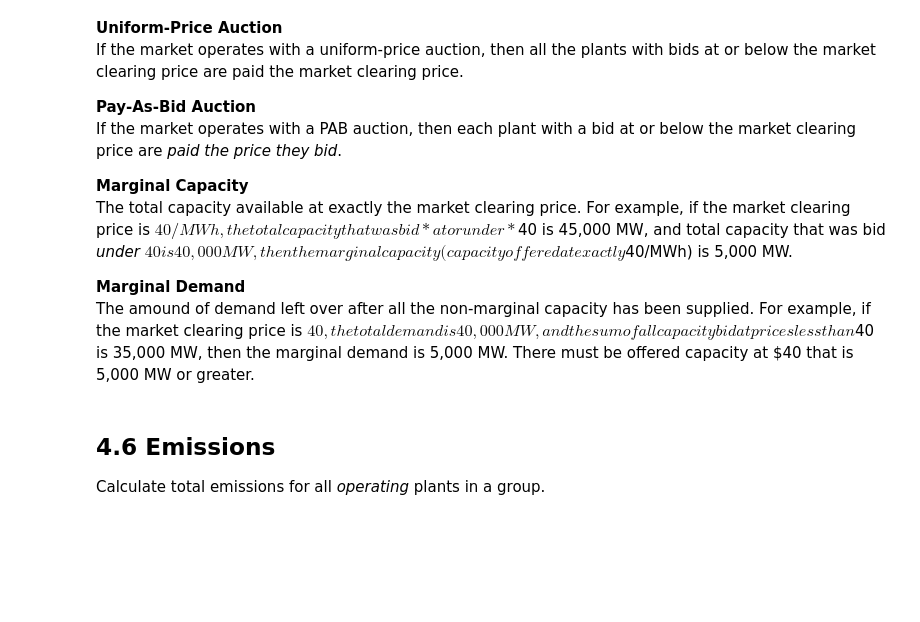
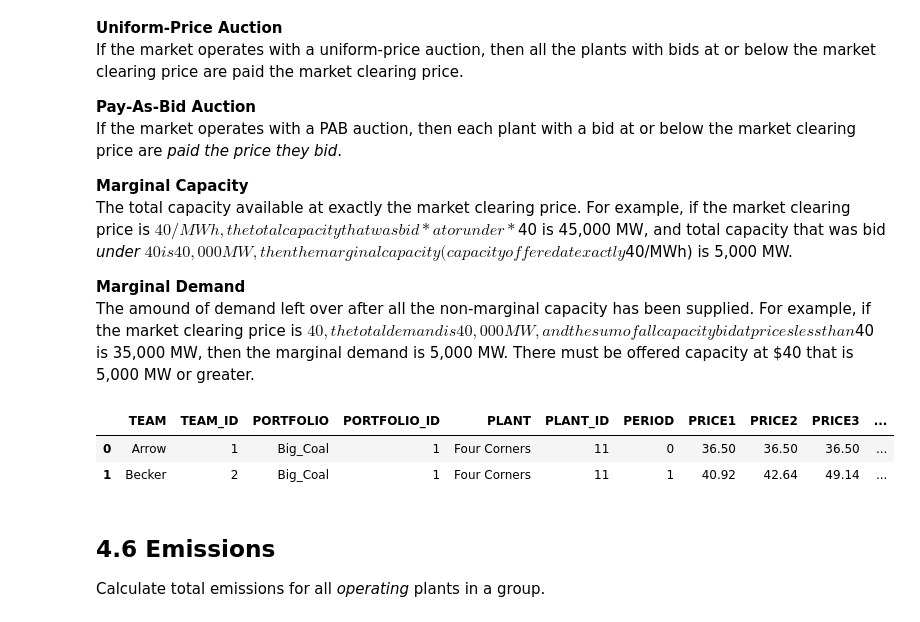
Before and after one commit to ds-modules/EEP-147-SP24, a Jupyter notebook: ESG - Analysis/ESG_Analysis.ipynb, the cells around one changed output. Saved outputs shown, nothing was run; the diff lists cells and outputs as text; code cells hidden in the pictures; blank space fills up the shorter version.

```diff
--- a/ESG - Analysis/ESG_Analysis.ipynb
+++ b/ESG - Analysis/ESG_Analysis.ipynb
@@ -396,6 +410,13 @@ def profit_calc(bids_period, hour, period, demand, price, my_portfolio):
     # Calculate the profit
     profit = revenue - cost
     return profit
+# %%
+joined_table = get_bids('W9')
+display(joined_table.head(2))
+# %% [output]
+|  | TEAM | TEAM_ID | PORTFOLIO | PORTFOLIO_ID | PLANT | PLANT_ID | PERIOD | PRICE1 | PRICE2 | PRICE3 | ... |
+| 0 | Arrow | 1 | Big_Coal | 1 | Four Corners | 11 | 0 | 36.50 | 36.50 | 36.50 | ... |
+| 1 | Becker | 2 | Big_Coal | 1 | Four Corners | 11 | 1 | 40.92 | 42.64 | 49.14 | ... |
 # %%
 def total_profits(section, my_portfolio, carbon_price_vec):
     # Merge auction results with input table
```
Also changed, not shown: parts of 8 cells of this notebook, 25 other files.
